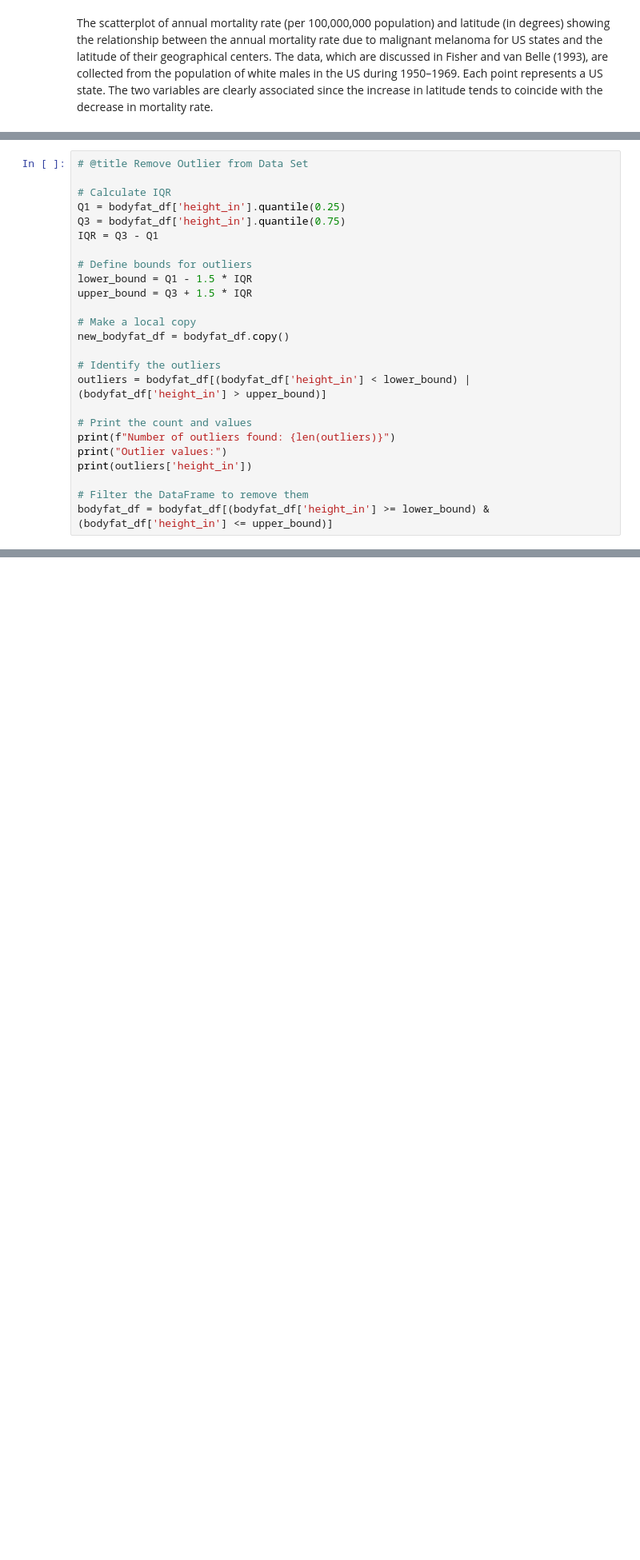
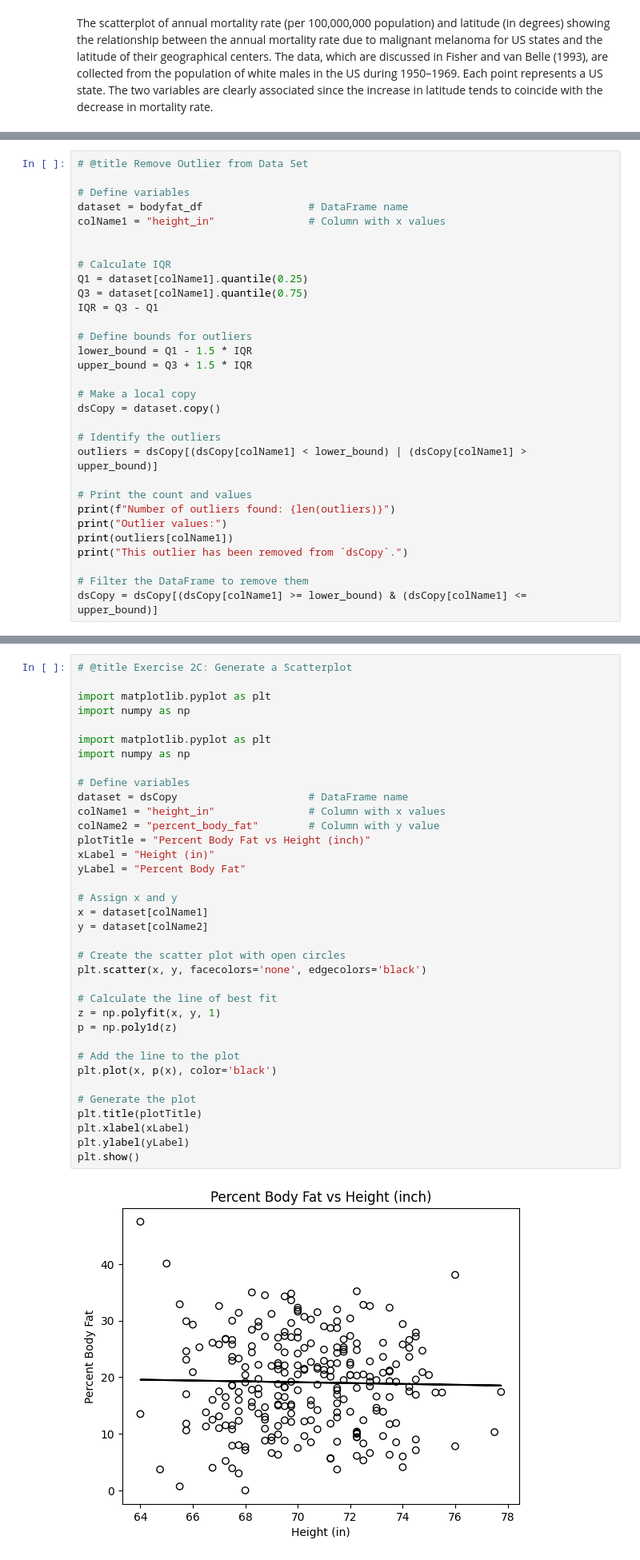
Before and after one commit to DavidSenseman/STA1403, a Jupyter notebook: Chapter_03A.ipynb, the cells around one changed output, grey strips where cells are left out. Shown at 80% size. Cells and saved outputs as stored; diff of their text form; blank space fills up the shorter version.

```diff
--- a/Chapter_03A.ipynb
+++ b/Chapter_03A.ipynb
@@ -271,9 +422,14 @@ If you look at this scatterplot, you should notice that there is one individual
 # %%
 # @title Remove Outlier from Data Set
 
+# Define variables
+dataset = bodyfat_df                 # DataFrame name
+colName1 = "height_in"               # Column with x values
+
+
 # Calculate IQR
-Q1 = bodyfat_df['height_in'].quantile(0.25)
-Q3 = bodyfat_df['height_in'].quantile(0.75)
+Q1 = dataset[colName1].quantile(0.25)
+Q3 = dataset[colName1].quantile(0.75)
 IQR = Q3 - Q1
 
 # Define bounds for outliers
@@ -281,15 +437,16 @@ lower_bound = Q1 - 1.5 * IQR
 upper_bound = Q3 + 1.5 * IQR
 
 # Make a local copy
-new_bodyfat_df = bodyfat_df.copy()
+dsCopy = dataset.copy()
 
 # Identify the outliers
-outliers = bodyfat_df[(bodyfat_df['height_in'] < lower_bound) | (bodyfat_df['height_in'] > upper_bound)]
+outliers = dsCopy[(dsCopy[colName1] < lower_bound) | (dsCopy[colName1] > upper_bound)]
 
 # Print the count and values
 print(f"Number of outliers found: {len(outliers)}")
 print("Outlier values:")
-print(outliers['height_in'])
+print(outliers[colName1])
+print("This outlier has been removed from `dsCopy`.")
 
 # Filter the DataFrame to remove them
-bodyfat_df = bodyfat_df[(bodyfat_df['height_in'] >= lower_bound) & (bodyfat_df['height_in'] <= upper_bound)]
+dsCopy = dsCopy[(dsCopy[colName1] >= lower_bound) & (dsCopy[colName1] <= upper_bound)]
@@ -322,3 +489,41 @@ Just copy-and-paste Exercise 2B into the cell below.
+# %%
+# @title Exercise 2C: Generate a Scatterplot
+
+import matplotlib.pyplot as plt
+import numpy as np
+
+import matplotlib.pyplot as plt
+import numpy as np
+
+# Define variables
+dataset = dsCopy                     # DataFrame name
+colName1 = "height_in"               # Column with x values
+colName2 = "percent_body_fat"        # Column with y value
+plotTitle = "Percent Body Fat vs Height (inch)"
+xLabel = "Height (in)"
+yLabel = "Percent Body Fat"
+
+# Assign x and y
+x = dataset[colName1]
+y = dataset[colName2]
+
+# Create the scatter plot with open circles
+plt.scatter(x, y, facecolors='none', edgecolors='black')
+
+# Calculate the line of best fit
+z = np.polyfit(x, y, 1)
+p = np.poly1d(z)
+
+# Add the line to the plot
+plt.plot(x, p(x), color='black')
+
+# Generate the plot
+plt.title(plotTitle)
+plt.xlabel(xLabel)
+plt.ylabel(yLabel)
+plt.show()
+# %% [output]
+[figure, added]
 # %% [markdown]
 If the code is correct, you should see the following output:
 
```
Also changed, not shown: parts of 37 cells of this notebook.
